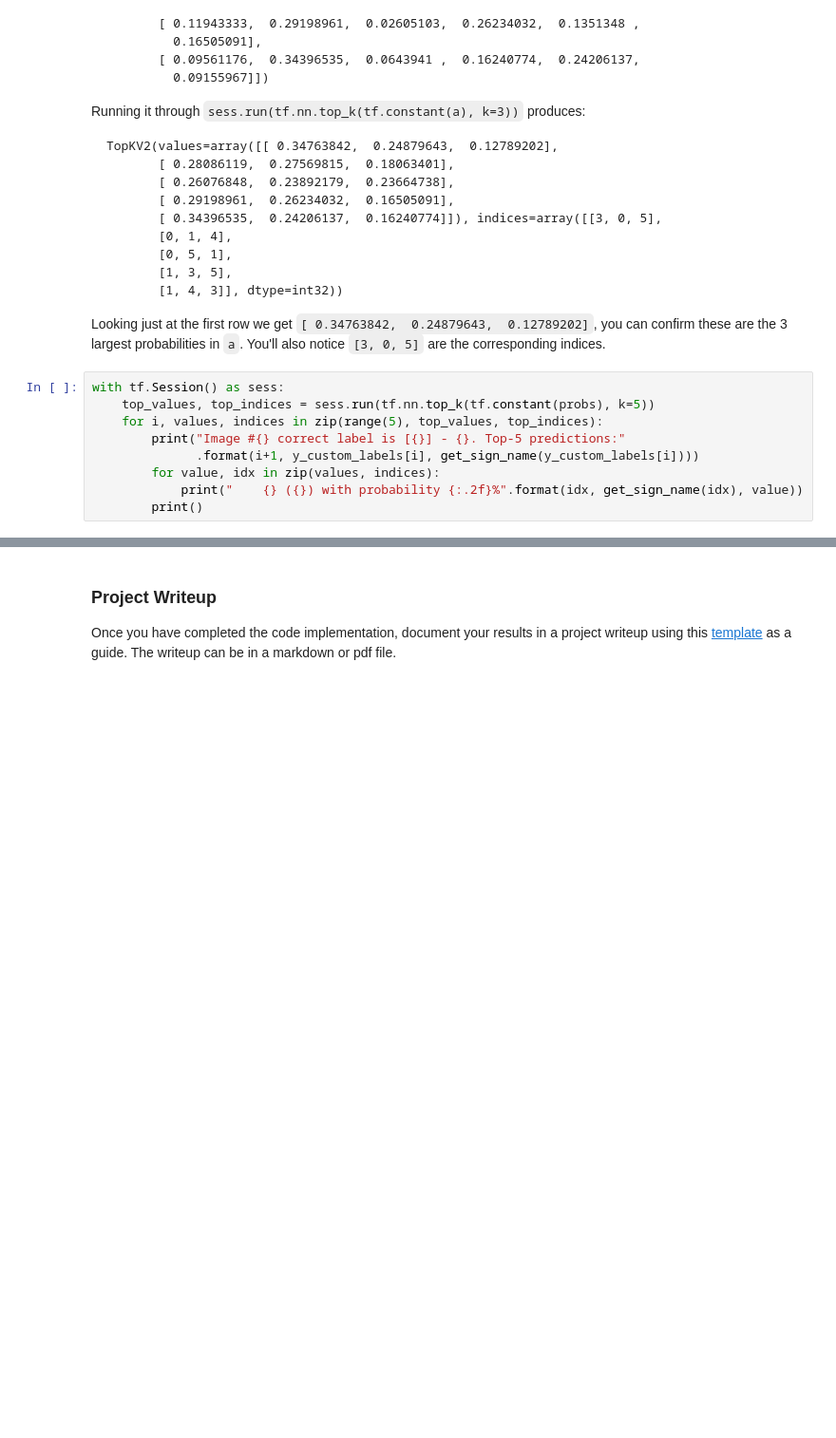
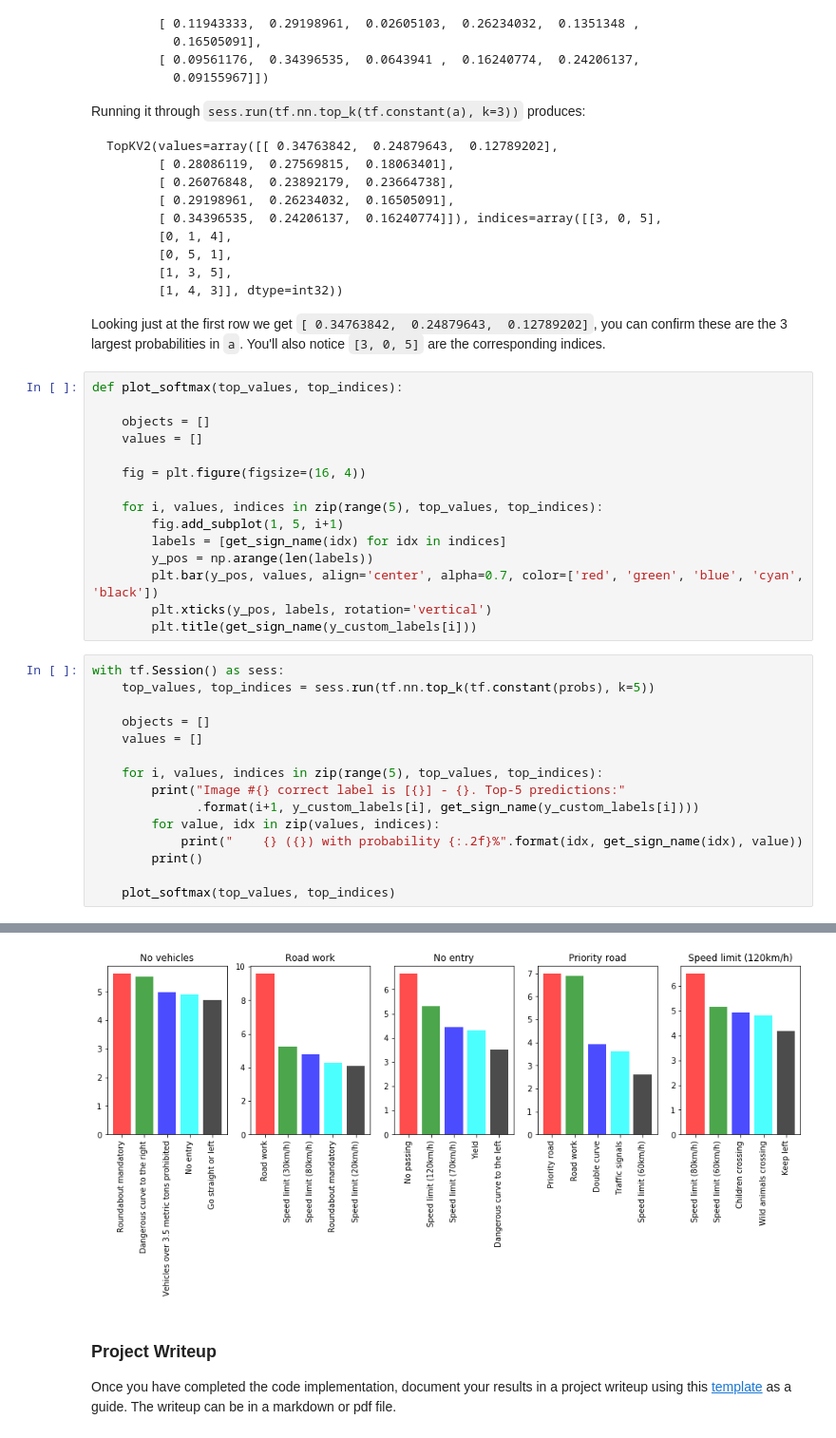
Before and after one commit to Natatisha/CarND-Traffic-Sign-Classifier-Project, a Jupyter notebook: Traffic_Sign_Classifier.ipynb, the cells around one changed output, grey strips where cells are left out. Shown: that part at 95% size. Drawn from its saved outputs; the diff is of its cells as text; blank space fills up the shorter version.

Commit message:
prepare images for writeup

````diff
--- a/Traffic_Sign_Classifier.ipynb
+++ b/Traffic_Sign_Classifier.ipynb
@@ -723,33 +713,55 @@ TopKV2(values=array([[ 0.34763842,  0.24879643,  0.12789202],
 ```
 
 Looking just at the first row we get `[ 0.34763842,  0.24879643,  0.12789202]`, you can confirm these are the 3 largest probabilities in `a`. You'll also notice `[3, 0, 5]` are the corresponding indices.
+# %%
+def plot_softmax(top_values, top_indices):
+
+    objects = []
+    values = []
+
+    fig = plt.figure(figsize=(16, 4))
+
+    for i, values, indices in zip(range(5), top_values, top_indices):
+        fig.add_subplot(1, 5, i+1)
+        labels = [get_sign_name(idx) for idx in indices]
+        y_pos = np.arange(len(labels))
+        plt.bar(y_pos, values, align='center', alpha=0.7, color=['red', 'green', 'blue', 'cyan', 'black'])
+        plt.xticks(y_pos, labels, rotation='vertical')
+        plt.title(get_sign_name(y_custom_labels[i]))
 # %%
 with tf.Session() as sess:
     top_values, top_indices = sess.run(tf.nn.top_k(tf.constant(probs), k=5))
+
+    objects = []
+    values = []
+
     for i, values, indices in zip(range(5), top_values, top_indices):
         print("Image #{} correct label is [{}] - {}. Top-5 predictions:"
               .format(i+1, y_custom_labels[i], get_sign_name(y_custom_labels[i])))
         for value, idx in zip(values, indices):
             print("    {} ({}) with probability {:.2f}%".format(idx, get_sign_name(idx), value))
         print()
+
+    plot_softmax(top_values, top_indices)
 # %% [output]
 Image #1 correct label is [15] - No vehicles. Top-5 predictions:
     40 (Roundabout mandatory) with probability 5.63%
     20 (Dangerous curve to the right) with probability 5.54%
     16 (Vehicles over 3.5 metric tons prohibited) with probability 4.98%
     17 (No entry) with probability 4.89%
     37 (Go straight or left) with probability 4.71%
 
 Image #2 correct label is [25] - Road work. Top-5 predictions:
     25 (Road work) with probability 9.58%
     1 (Speed limit (30km/h)) with probability 5.24%
     5 (Speed limit (80km/h)) with probability 4.77%
     40 (Roundabout mandatory) with probability 4.29%
 ... (18 lines left out)
     3 (Speed limit (60km/h)) with probability 5.14%
     28 (Children crossing) with probability 4.94%
     31 (Wild animals crossing) with probability 4.81%
     39 (Keep left) with probability 4.18%
+[figure, added]
 # %% [markdown]
 ### Project Writeup
 
````
Also changed, not shown: parts of 3 cells of this notebook, 12 other files.
